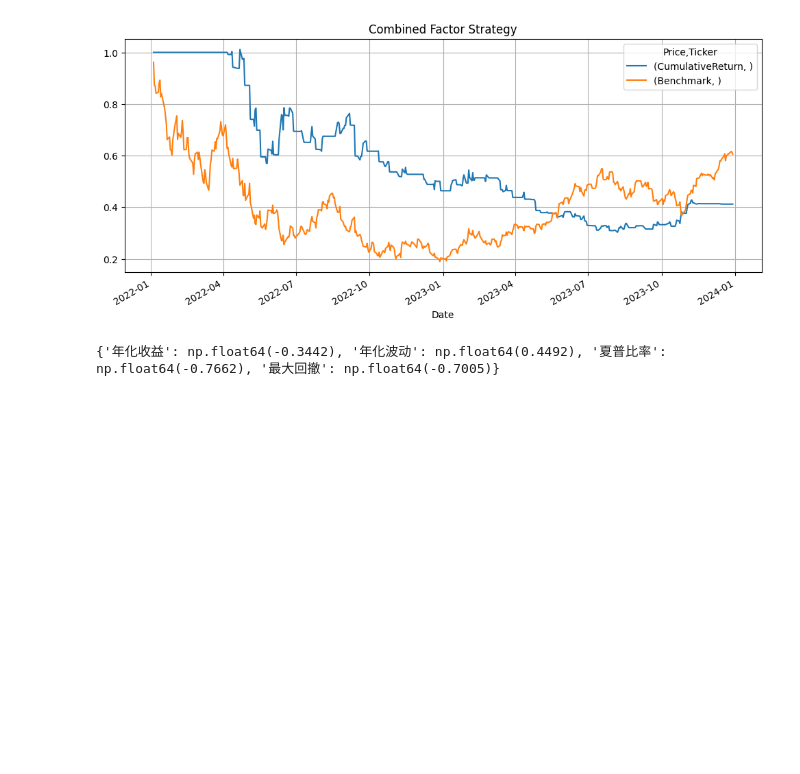
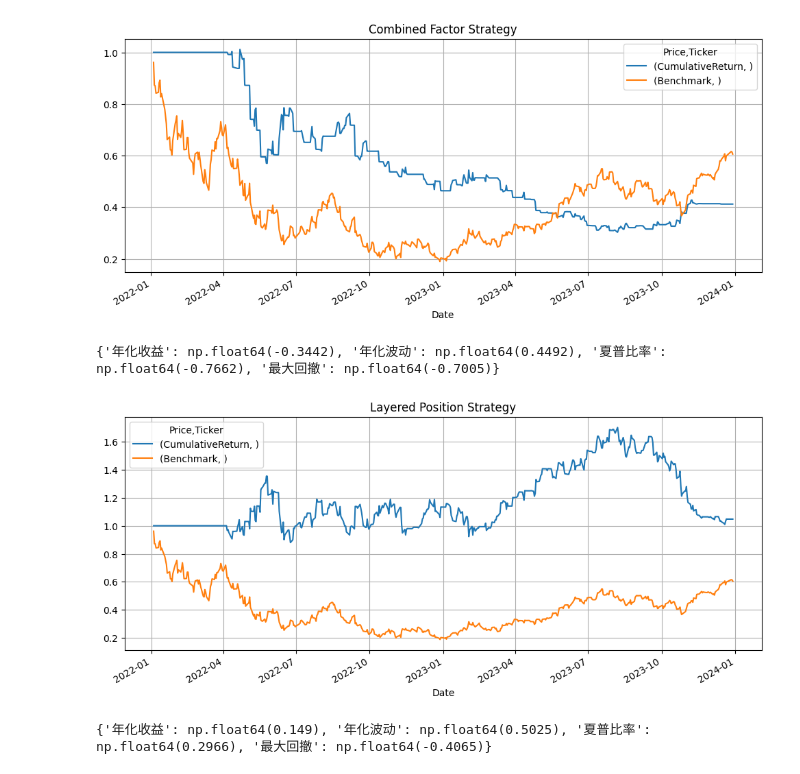
Before and after one commit to odnwo/quant_demo, a Jupyter notebook: notebooks/02_factor_test.ipynb, the cells around one changed output. Cells and saved outputs as stored; diff of their text form; code cells hidden in the pictures; blank space fills up the shorter version.

Commit message:
feat: add strategy_runner to unify backtest pipeline

```diff
--- a/notebooks/02_factor_test.ipynb
+++ b/notebooks/02_factor_test.ipynb
@@ -84,3 +84,25 @@ print(evaluate_strategy(df_bt))
 # %% [output]
 [figure]
 {'年化收益': np.float64(-0.3442), '年化波动': np.float64(0.4492), '夏普比率': np.float64(-0.7662), '最大回撤': np.float64(-0.7005)}
+# %%
+from position_tools import generate_layered_position
+
+# 使用组合因子生成分层仓位
+df["Position"] = generate_layered_position(df, factor_col="CombinedFactor", n_layers=5)
+
+# 回测（不需要信号打分）
+df["Signal"] = df["Position"]           # 兼容 simple_backtest 接口
+df["CleanSignal"] = df["Signal"]
+df["CleanSignal"] = df["CleanSignal"].mask(df["CleanSignal"] == df["CleanSignal"].shift(1))
+
+df_bt = simple_backtest(df, signal_col="CleanSignal", fee=0.001)
+
+df_bt["Benchmark"] = (1 + df_bt["Return"]).cumprod()
+df_bt[["CumulativeReturn", "Benchmark"]].plot(figsize=(12, 5), title="Layered Position Strategy")
+plt.grid(True)
+plt.show()
+
+print(evaluate_strategy(df_bt))
+# %% [output]
+[figure, added]
+{'年化收益': np.float64(0.149), '年化波动': np.float64(0.5025), '夏普比率': np.float64(0.2966), '最大回撤': np.float64(-0.4065)}
```
Also changed, not shown: parts of 1 cell of this notebook, 1 other file.
